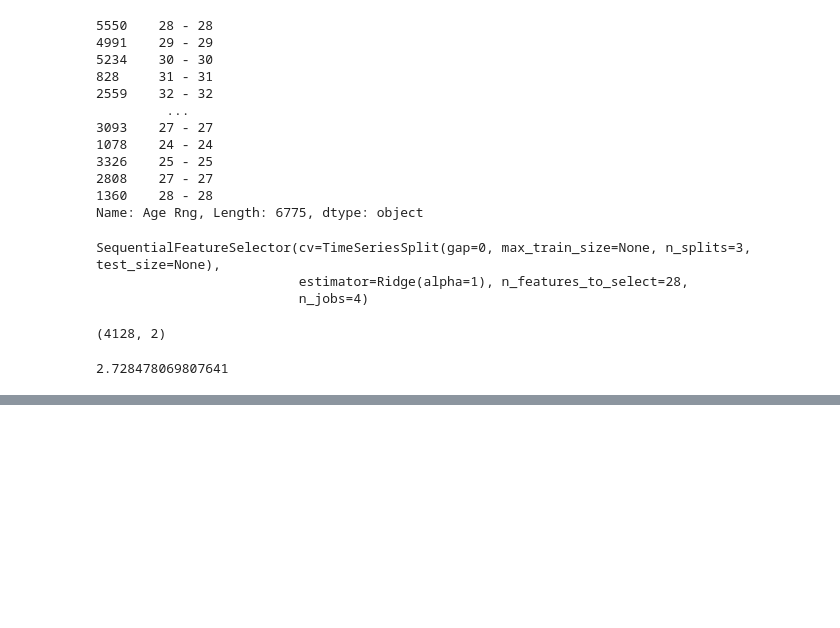
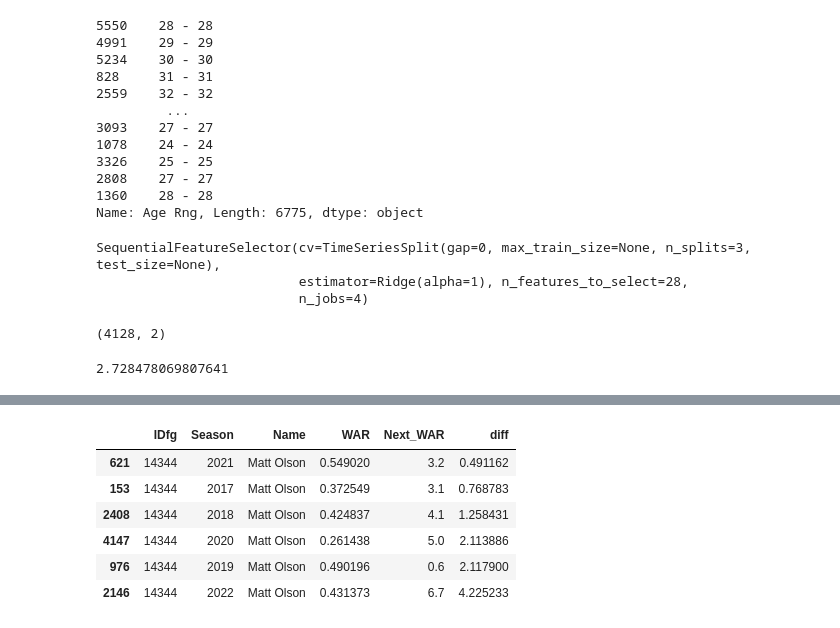
Before and after one commit to steveliu397/baseball-projections, a Jupyter notebook: projection.ipynb, the cells around one changed output, grey strips where cells are left out. Saved outputs shown, nothing was run; the diff lists cells and outputs as text; code cells hidden in the pictures; blank space fills up the shorter version.

```diff
--- a/projection.ipynb
+++ b/projection.ipynb
@@ -251,0 +274,16 @@ pd.Series(rr.coef_, index=new_predictors).sort_values()
+# %%
+merged = predictions.merge(batting, left_index=True, right_index=True)
+# %%
+merged["diff"] = (predictions["actual"] - predictions["prediction"]).abs()
+# %%
+df = merged[["IDfg", "Season", "Name", "WAR", "Next_WAR", "diff"]].sort_values(["diff"])
+# %%
+df[df["Name"] == "Matt Olson"]
+# %% [output]
+|  | IDfg | Season | Name | WAR | Next_WAR | diff |
+| 621 | 14344 | 2021 | Matt Olson | 0.549020 | 3.2 | 0.491162 |
+| 153 | 14344 | 2017 | Matt Olson | 0.372549 | 3.1 | 0.768783 |
+| 2408 | 14344 | 2018 | Matt Olson | 0.424837 | 4.1 | 1.258431 |
+| 4147 | 14344 | 2020 | Matt Olson | 0.261438 | 5.0 | 2.113886 |
+| 976 | 14344 | 2019 | Matt Olson | 0.490196 | 0.6 | 2.117900 |
+| 2146 | 14344 | 2022 | Matt Olson | 0.431373 | 6.7 | 4.225233 |
```
Also changed, not shown: parts of 3 cells of this notebook.
